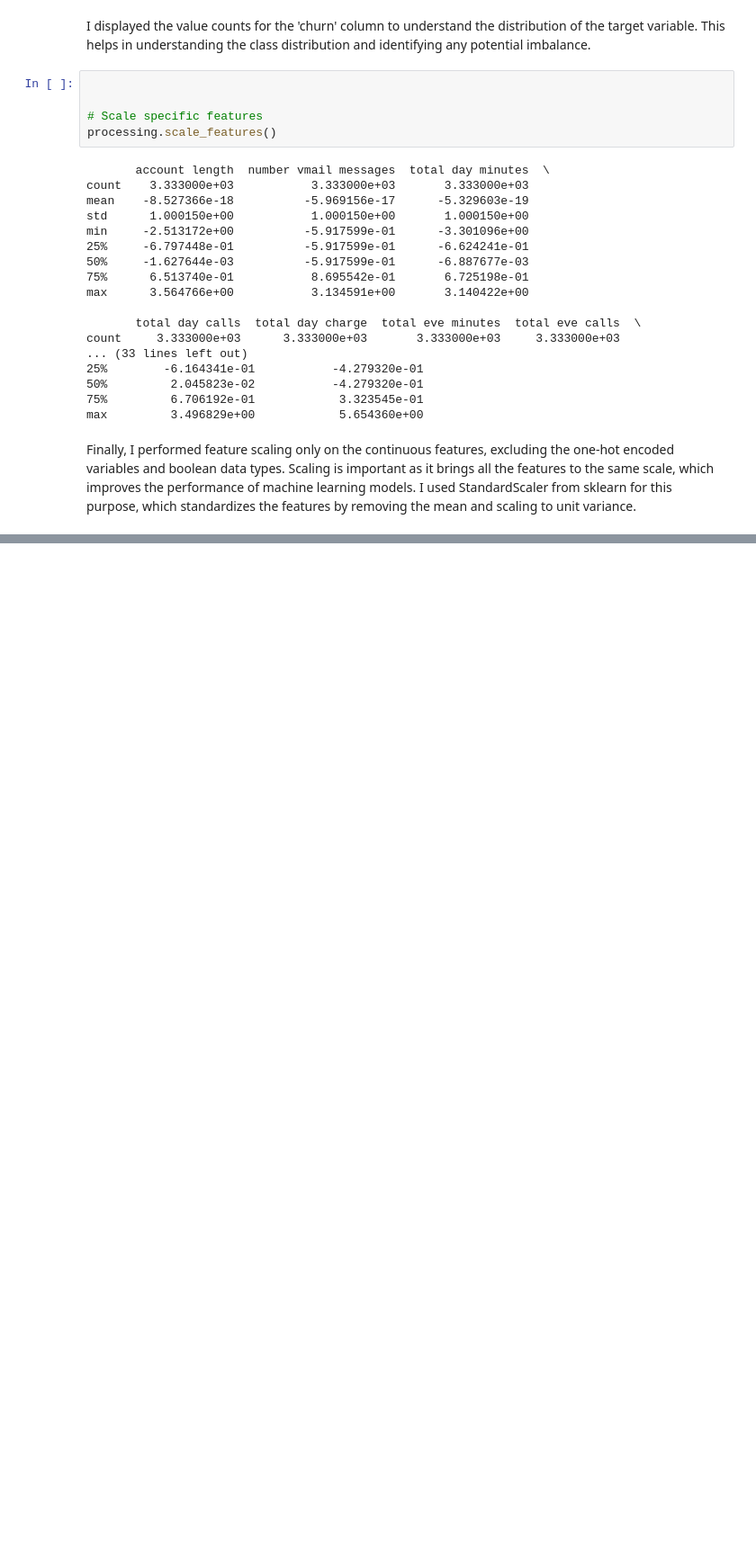
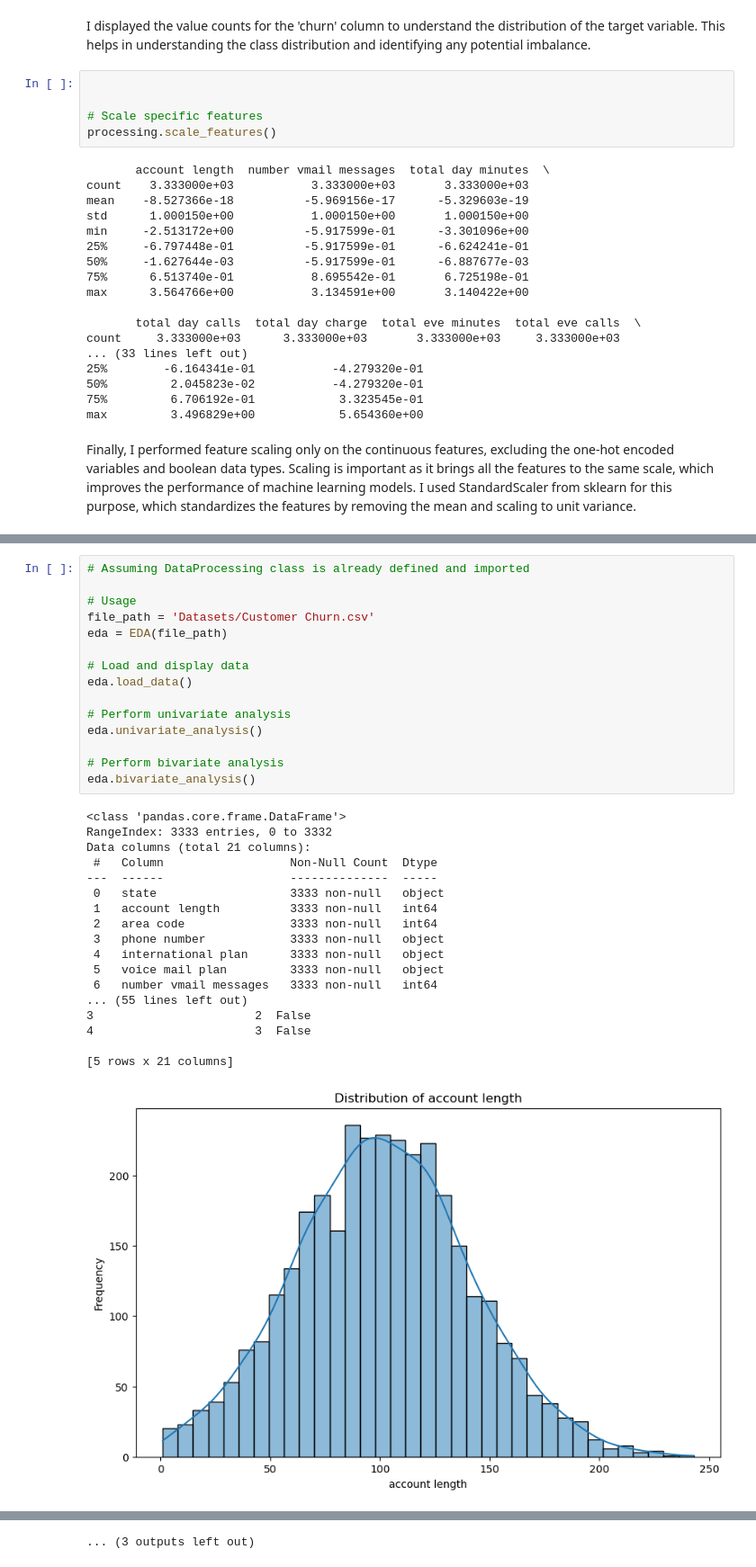
Before and after one commit to Muthama42/SyriaTel-Churn-Predictor, a Jupyter notebook: Syriatel.ipynb, the cells around one changed output, grey strips where cells are left out. Shown: that part at 90% size. Cells and saved outputs as stored; diff of their text form; blank space fills up the shorter version.

Commit message:
Add EDA subclass for univariate and bivariate analysis

```diff
--- a/Syriatel.ipynb
+++ b/Syriatel.ipynb
@@ -294,0 +344,34 @@ Finally, I performed feature scaling only on the continuous features, excluding
+# %%
+# Assuming DataProcessing class is already defined and imported
+
+# Usage
+file_path = 'Datasets/Customer Churn.csv'
+eda = EDA(file_path)
+
+# Load and display data
+eda.load_data()
+
+# Perform univariate analysis
+eda.univariate_analysis()
+
+# Perform bivariate analysis
+eda.bivariate_analysis()
+# %% [output]
+<class 'pandas.core.frame.DataFrame'>
+RangeIndex: 3333 entries, 0 to 3332
+Data columns (total 21 columns):
+ #   Column                  Non-Null Count  Dtype
+---  ------                  --------------  -----
+ 0   state                   3333 non-null   object
+ 1   account length          3333 non-null   int64
+ 2   area code               3333 non-null   int64
+ 3   phone number            3333 non-null   object
+ 4   international plan      3333 non-null   object
+ 5   voice mail plan         3333 non-null   object
+ 6   number vmail messages   3333 non-null   int64
+... (55 lines left out)
+3                       2  False
+4                       3  False
+
+[5 rows x 21 columns]
+[figure, added]
@@ -294,0 +388 @@ Finally, I performed feature scaling only on the continuous features, excluding
+... (3 outputs left out)
```
Also changed, not shown: parts of 5 cells of this notebook.
